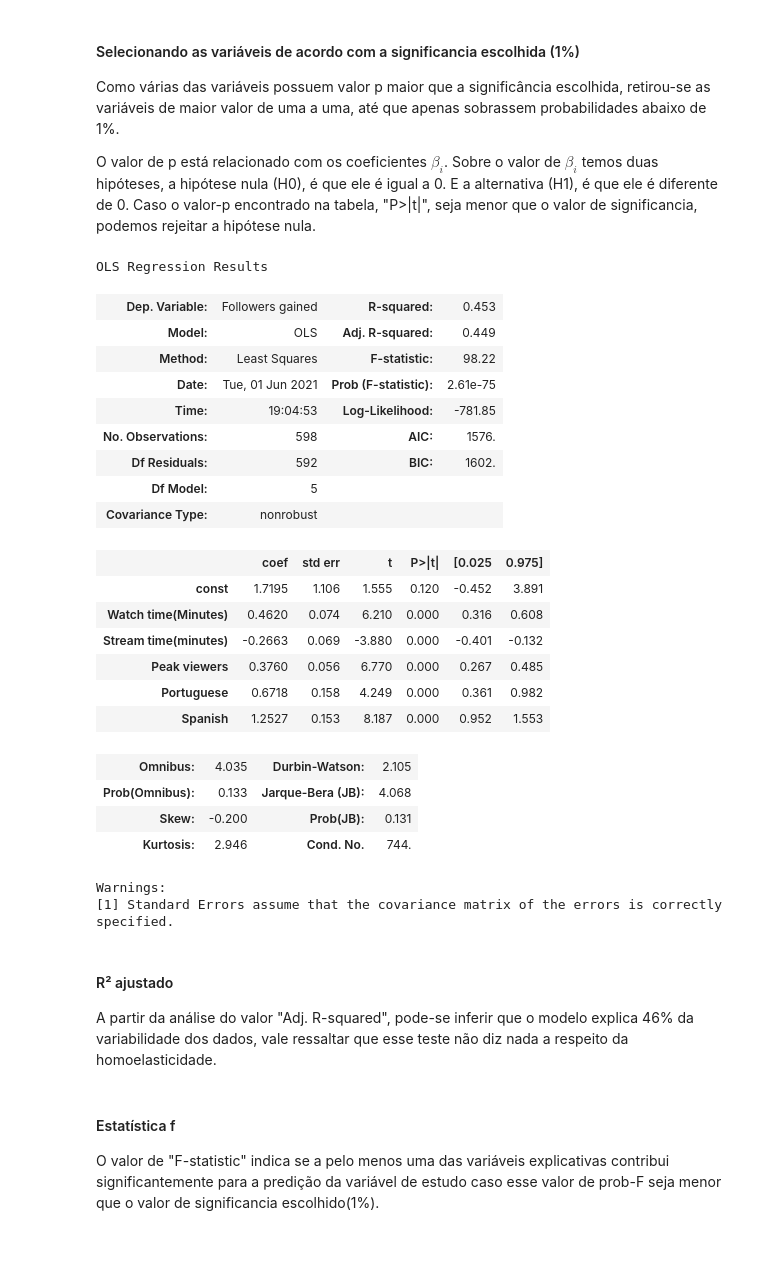
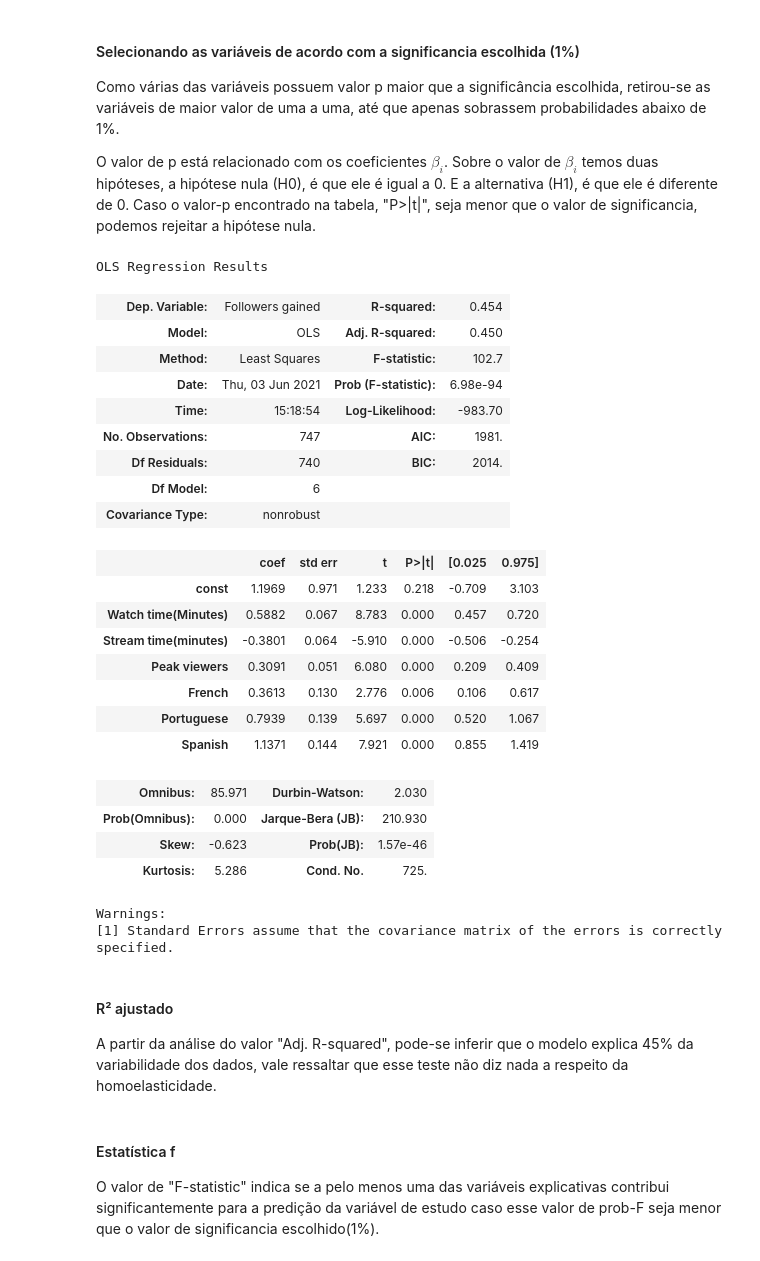
Before and after one commit to Eduardoarcunha/cdados_projeto2, a Jupyter notebook: Projeto 2 - Ciência dos Dados.ipynb, the cells around one changed output. Saved outputs shown, nothing was run; the diff lists cells and outputs as text; code cells hidden in the pictures.

```diff
--- a/Projeto 2 - Ciência dos Dados.ipynb
+++ b/Projeto 2 - Ciência dos Dados.ipynb
@@ -402,6 +400,8 @@ X = df_reg[['Watch time(Minutes)', 'Stream time(minutes)', 'Peak viewers',
             'Average viewers','Views gained', 'Initial followers','Mature','Partnered',
            'English','French','German','Korean','Others','Portuguese','Russian','Spanish']]
 Y = df_reg['Followers gained']
+# %%
+X_train, X_test, Y_train, Y_test = train_test_split(X, Y, test_size = 0.25)
 # %% [markdown]
 ## Gerando resultados
 Gerando os resultados da regressão:
@@ -450,40 +450,40 @@ Como várias das variáveis possuem valor p maior que a significância escolhida
 
 O valor de p está relacionado com os coeficientes $\beta_i$. Sobre o valor de $\beta_i$ temos duas hipóteses, a hipótese nula (H0), é que ele é igual a 0. E a alternativa (H1), é que ele é diferente de 0. Caso o valor-p encontrado na tabela, "P>|t|", seja menor que o valor de significancia, podemos rejeitar a hipótese nula.
 # %%
-X = train[['Watch time(Minutes)', 'Stream time(minutes)', 'Peak viewers',
-             'Portuguese','Spanish']]
-Y = train['Followers gained']
+X_train2 = X_train[['Watch time(Minutes)', 'Stream time(minutes)', 'Peak viewers',
+            'French','Portuguese','Spanish']]
 # %%
-results = regress(Y,X)
+results = regress(Y_train, X_train2)
 results.summary()
 # %% [output]
 OLS Regression Results
-| Dep. Variable: | Followers gained | R-squared: | 0.453 |
-| Model: | OLS | Adj. R-squared: | 0.449 |
-| Method: | Least Squares | F-statistic: | 98.22 |
-| Date: | Tue, 01 Jun 2021 | Prob (F-statistic): | 2.61e-75 |
-| Time: | 19:04:53 | Log-Likelihood: | -781.85 |
-| No. Observations: | 598 | AIC: | 1576. |
-| Df Residuals: | 592 | BIC: | 1602. |
-| Df Model: | 5 |  |  |
+| Dep. Variable: | Followers gained | R-squared: | 0.454 |
+| Model: | OLS | Adj. R-squared: | 0.450 |
+| Method: | Least Squares | F-statistic: | 102.7 |
+| Date: | Thu, 03 Jun 2021 | Prob (F-statistic): | 6.98e-94 |
+| Time: | 15:18:54 | Log-Likelihood: | -983.70 |
+| No. Observations: | 747 | AIC: | 1981. |
+| Df Residuals: | 740 | BIC: | 2014. |
+| Df Model: | 6 |  |  |
 | Covariance Type: | nonrobust |  |  |
 |  | coef | std err | t | P>|t| | [0.025 | 0.975] |
-| const | 1.7195 | 1.106 | 1.555 | 0.120 | -0.452 | 3.891 |
-| Watch time(Minutes) | 0.4620 | 0.074 | 6.210 | 0.000 | 0.316 | 0.608 |
-| Stream time(minutes) | -0.2663 | 0.069 | -3.880 | 0.000 | -0.401 | -0.132 |
-| Peak viewers | 0.3760 | 0.056 | 6.770 | 0.000 | 0.267 | 0.485 |
-| Portuguese | 0.6718 | 0.158 | 4.249 | 0.000 | 0.361 | 0.982 |
-| Spanish | 1.2527 | 0.153 | 8.187 | 0.000 | 0.952 | 1.553 |
+| const | 1.1969 | 0.971 | 1.233 | 0.218 | -0.709 | 3.103 |
+| Watch time(Minutes) | 0.5882 | 0.067 | 8.783 | 0.000 | 0.457 | 0.720 |
+| Stream time(minutes) | -0.3801 | 0.064 | -5.910 | 0.000 | -0.506 | -0.254 |
+| Peak viewers | 0.3091 | 0.051 | 6.080 | 0.000 | 0.209 | 0.409 |
+| French | 0.3613 | 0.130 | 2.776 | 0.006 | 0.106 | 0.617 |
+| Portuguese | 0.7939 | 0.139 | 5.697 | 0.000 | 0.520 | 1.067 |
+| Spanish | 1.1371 | 0.144 | 7.921 | 0.000 | 0.855 | 1.419 |
-| Omnibus: | 4.035 | Durbin-Watson: | 2.105 |
-| Prob(Omnibus): | 0.133 | Jarque-Bera (JB): | 4.068 |
-| Skew: | -0.200 | Prob(JB): | 0.131 |
-| Kurtosis: | 2.946 | Cond. No. | 744. |
+| Omnibus: | 85.971 | Durbin-Watson: | 2.030 |
+| Prob(Omnibus): | 0.000 | Jarque-Bera (JB): | 210.930 |
+| Skew: | -0.623 | Prob(JB): | 1.57e-46 |
+| Kurtosis: | 5.286 | Cond. No. | 725. |
 Warnings:
 [1] Standard Errors assume that the covariance matrix of the errors is correctly specified.
 # %% [markdown]
 #### R² ajustado
 
-A partir da análise do valor "Adj. R-squared", pode-se inferir que o modelo explica 46% da variabilidade dos dados, vale ressaltar que esse teste não diz nada a respeito da homoelasticidade.
+A partir da análise do valor "Adj. R-squared", pode-se inferir que o modelo explica 45% da variabilidade dos dados, vale ressaltar que esse teste não diz nada a respeito da homoelasticidade.
 # %% [markdown]
 #### Estatística f
 
```
Also changed, not shown: parts of 16 cells of this notebook.
